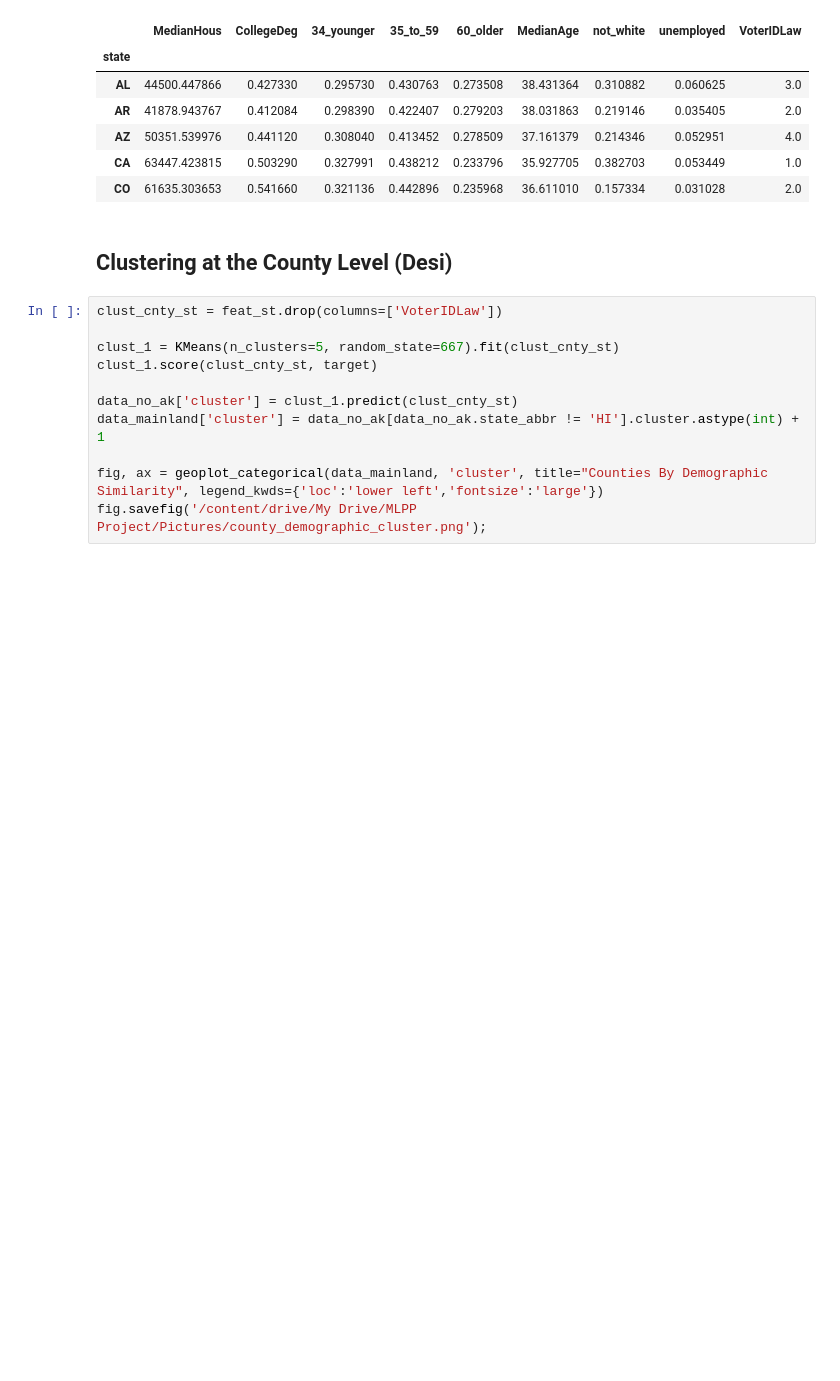
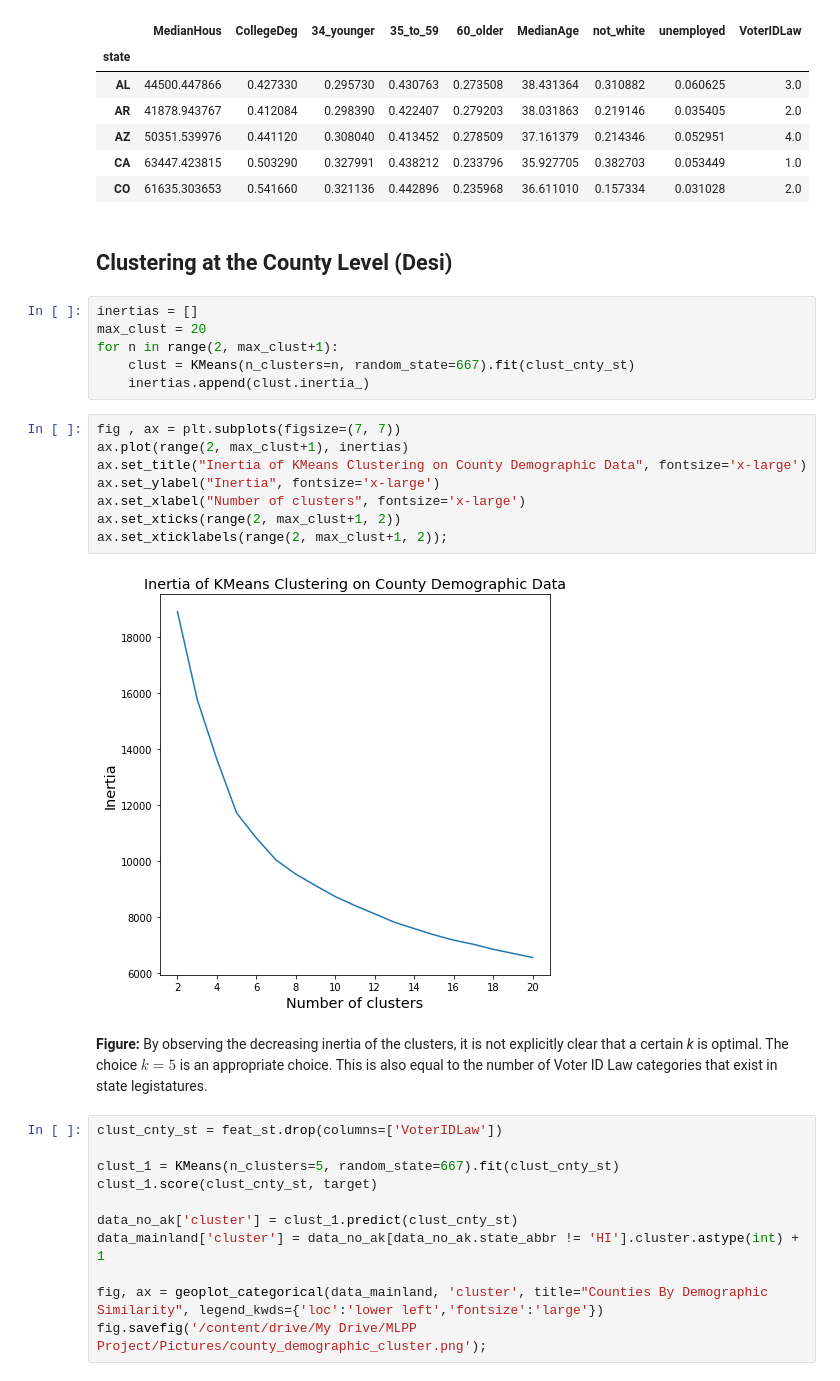
Before and after one commit to DesiPilla/demographics-voterid-turnout, a Jupyter notebook: Data_Analysis.ipynb, the cells around one changed output. Cells and saved outputs as stored; diff of their text form; blank space fills up the shorter version.

Commit message:
conduct elbow method for county clusters

```diff
--- a/Data_Analysis.ipynb
+++ b/Data_Analysis.ipynb
@@ -411,6 +414,24 @@ feat_states.head()
 | CO | 61635.303653 | 0.541660 | 0.321136 | 0.442896 | 0.235968 | 36.611010 | 0.157334 | 0.031028 | 2.0 |
 # %% [markdown]
 ## Clustering at the County Level (Desi)
+# %%
+inertias = []
+max_clust = 20
+for n in range(2, max_clust+1):
+    clust = KMeans(n_clusters=n, random_state=667).fit(clust_cnty_st)
+    inertias.append(clust.inertia_)
+# %%
+fig , ax = plt.subplots(figsize=(7, 7))
+ax.plot(range(2, max_clust+1), inertias)
+ax.set_title("Inertia of KMeans Clustering on County Demographic Data", fontsize='x-large')
+ax.set_ylabel("Inertia", fontsize='x-large')
+ax.set_xlabel("Number of clusters", fontsize='x-large')
+ax.set_xticks(range(2, max_clust+1, 2))
+ax.set_xticklabels(range(2, max_clust+1, 2));
+# %% [output]
+[figure, added]
+# %% [markdown]
+**Figure:** By observing the decreasing inertia of the clusters, it is not explicitly clear that a certain *k* is optimal. The choice $k=5$ is an appropriate choice. This is also equal to the number of Voter ID Law categories that exist in state legistatures.
 # %%
 clust_cnty_st = feat_st.drop(columns=['VoterIDLaw'])
 
```
Also changed, not shown: parts of 3 cells of this notebook.
